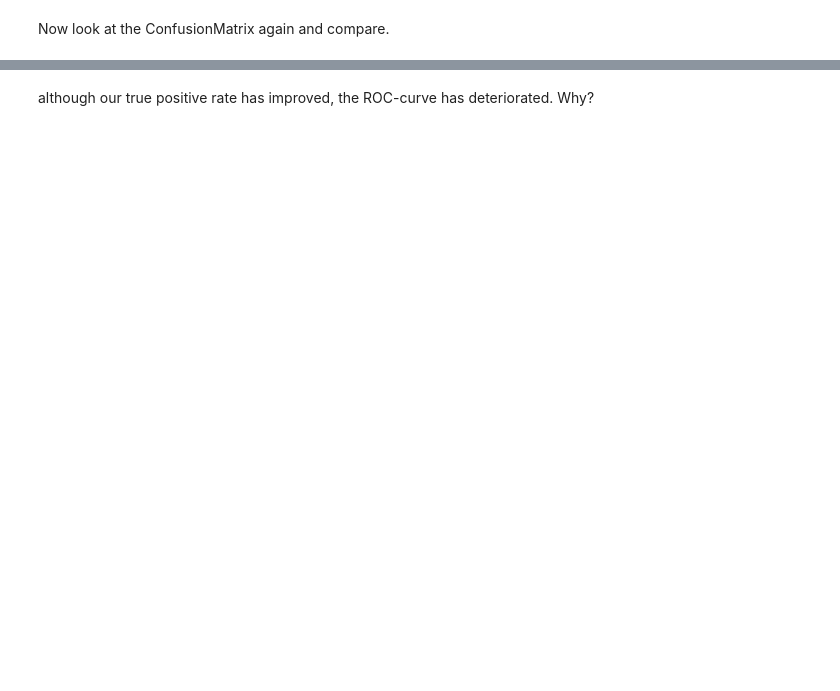
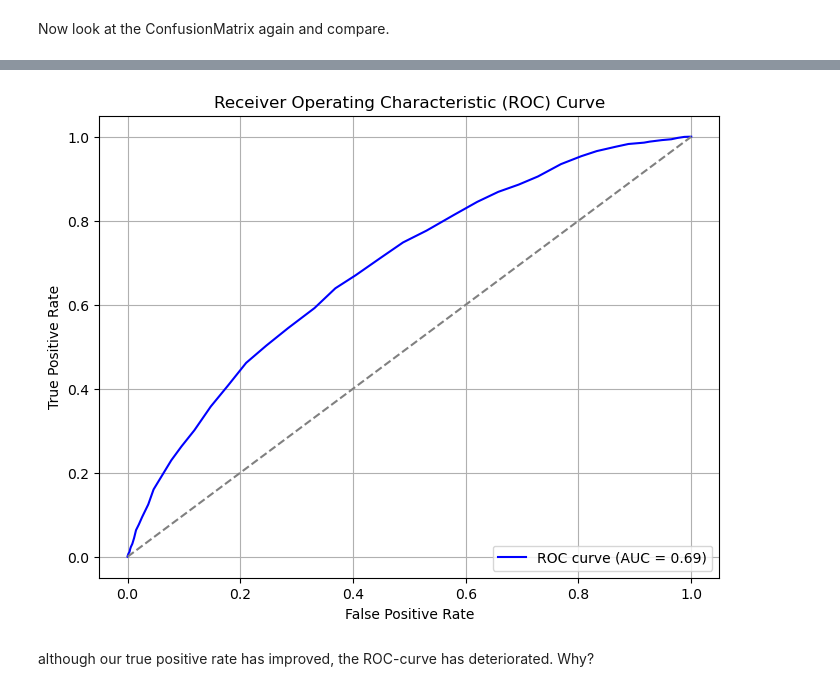
Before and after one commit to jordantatue/datamining, a Jupyter notebook: data_kNN_SVM.ipynb, the cells around one changed output, grey strips where cells are left out. Cells and saved outputs as stored; diff of their text form; code cells hidden in the pictures; blank space fills up the shorter version.

```diff
--- a/data_kNN_SVM.ipynb
+++ b/data_kNN_SVM.ipynb
@@ -274,3 +335,9 @@ Train an SVM on the training data and evaluate on the test data. Test with the p
+# %%
+from sklearn.svm import SVC
+
+svm_model = SVC(kernel = 'rbf', gamma = 'scale', random_state = 1)
+svm_model.fit(x_train, y_train)
+y_pred = svm_model.predict(x_test)
 # %% [markdown]
 #### Model evaluation
 Then use the scorer or other addressed methods to evaluate the Confusion Matrix and the accuracy of your models.
@@ -368,2 +466,6 @@ Now we want to train the model with the best parameters.
+# %%
+svm_model = SVC(kernel = 'linear', gamma = 'scale', random_state = 1)
+svm_model.fit(x_train, y_train)
+y_pred = svm_model.predict(x_test)
 # %% [markdown]
 Now look at the ConfusionMatrix again and compare.
@@ -413,0 +523,19 @@ Now convert GridSearch for k-Nearest Neighbors and select different values for m
+# %%
+from sklearn.neighbors import KNeighborsClassifier
+
+knn_model = KNeighborsClassifier()
+
+param_grid = {
+    'n_neighbors': range(1, 65, 2),  # Tester les valeurs impaires de 1 à 30
+    'weights': ['uniform', 'distance'],  # Pondération uniforme ou basée sur la distance
+    'metric': ['euclidean', 'manhattan', 'minkowski', 'chebyshev']  # Différents types de distances
+}
+
+# gridSearch = GridSearchCV(estimator = knn_model, param_grid = param_grid)
+# Configurer GridSearchCV
+gridSearch = GridSearchCV(estimator=knn, param_grid=param_grid, cv=5, scoring='accuracy', verbose=1, n_jobs=-1)
+gridSearch.fit(x_train, y_train)
+
+# results = pd.DataFrame(gridSearch.cv_results_)
+
+print("Meilleurs paramètres:", gridSearch.best_params_)
@@ -414,2 +545,7 @@ Now convert GridSearch for k-Nearest Neighbors and select different values for m
+# %%
+from sklearn.neighbors import KNeighborsClassifier
+
+knn_model = gridSearch.best_estimator_
+y_pred = knn_model.predict(x_test)
 # %% [markdown]
 Now look at the ConfusionMatrix again and compare.
@@ -431,22 +587,25 @@ print(f'False Positive Rate (FPR): {fpr:.2f}')
 # %%
 import matplotlib.pyplot as plt
 from sklearn.metrics import roc_curve, roc_auc_score
 
+knn_model.fit(x_train, y_train)
 y_proba = knn_model.predict_proba(x_test)[:, 1]
 
 fpr, tpr, thresholds = roc_curve(y_test, y_proba)
 
 auc_score = roc_auc_score(y_test, y_proba)
 
 plt.figure(figsize=(8, 6))
 plt.plot(fpr, tpr, color='blue', label=f'ROC curve (AUC = {auc_score:.2f})')
 plt.plot([0, 1], [0, 1], color='gray', linestyle='--')
 plt.xlabel('False Positive Rate')
 plt.ylabel('True Positive Rate')
 plt.title('Receiver Operating Characteristic (ROC) Curve')
 plt.legend(loc='lower right')
 plt.grid(True)
 plt.show()
+# %% [output]
+[figure, added]
 # %% [markdown]
 although our true positive rate has improved, the ROC-curve has deteriorated. Why?
 # %%
```
Also changed, not shown: parts of 34 cells of this notebook, 2 other files.
